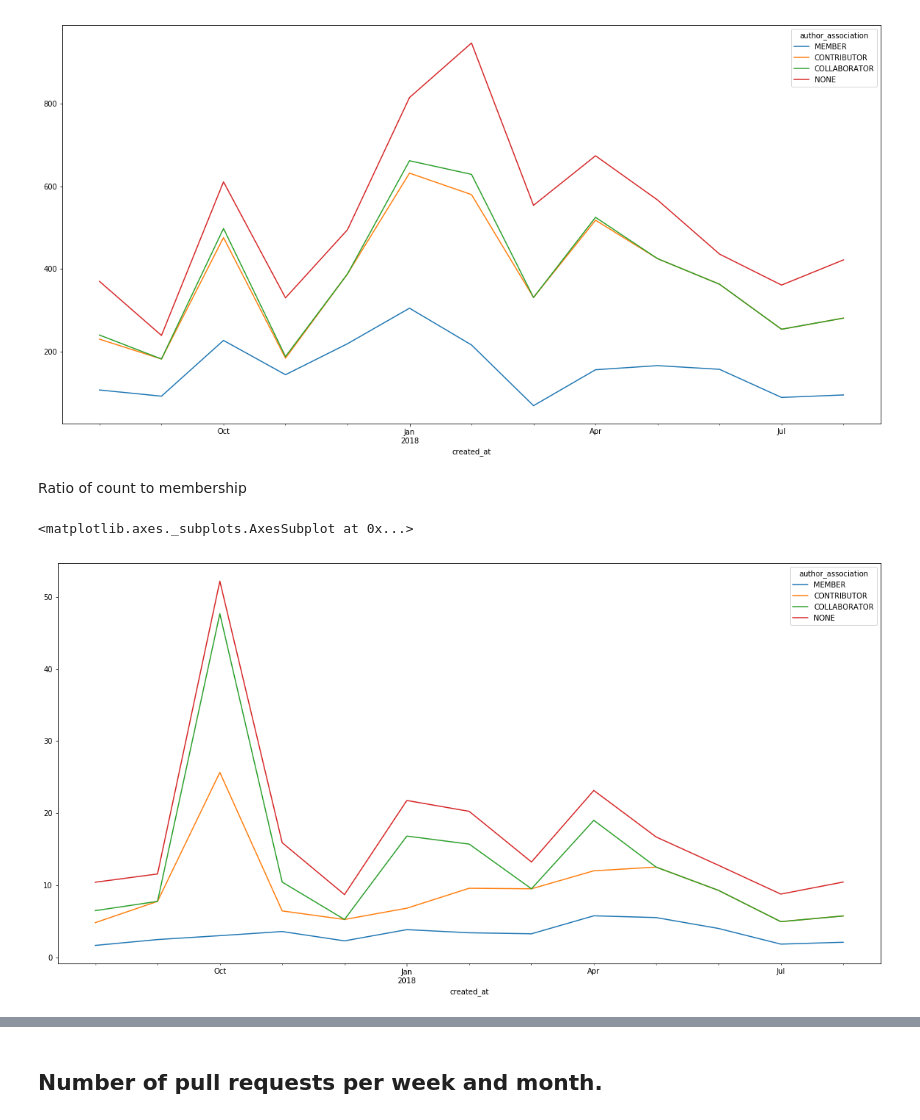
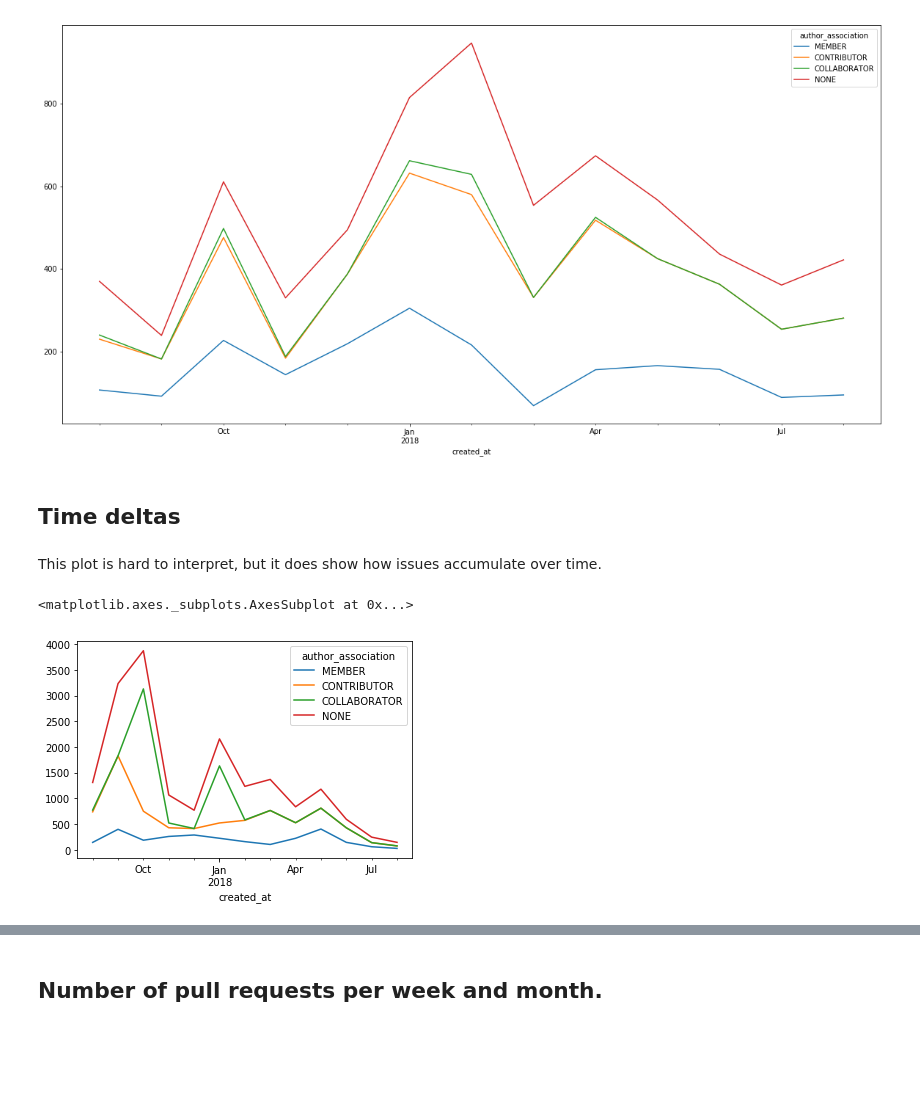
Before and after one commit to deathbeds/deathbeds.github.io, a Jupyter notebook: deathbeds/2018-08-28-Github-project-statistics-and-visualizations.ipynb, the cells around one changed output, grey strips where cells are left out. Saved outputs shown, nothing was run; the diff lists cells and outputs as text; code cells hidden in the pictures; blank space fills up the shorter version.

```diff
--- a/deathbeds/2018-08-28-Github-project-statistics-and-visualizations.ipynb
+++ b/deathbeds/2018-08-28-Github-project-statistics-and-visualizations.ipynb
@@ -98,10 +98,14 @@ membership['count'].fillna(0).cumsum(axis=1).plot(figsize=(20, 10))
 # %% [output]
 <matplotlib.axes._subplots.AxesSubplot at 0x...>
 [figure]
-# %% [markdown]
-Ratio of count to membership
+# %% [markdown]
+## Time deltas
+# %%
+comments=(df['closed_at']-df.index).apply(lambda x: pandas.np.array(x.components) * pandas.np.array((24, 1, 1/60, 1/60**2, 0, 0, 0))).apply(sum).rename('hours').groupby([df.author_association, Γ]).describe().unstack(AUTHOR)
+# %% [markdown]
+This plot is hard to interpret, but it does show how issues accumulate over time.
 # %%
-((membership['count']*membership['mean'])/membership['count']).fillna(0).cumsum(axis=1).plot(figsize=(20, 10))
+comments['mean'][membership['mean'].columns].fillna(0).cumsum(axis=1).plot()
 # %% [output]
 <matplotlib.axes._subplots.AxesSubplot at 0x...>
-[figure, old version]
+[figure, new version]
```
Also changed, not shown: parts of 4 cells of this notebook.
